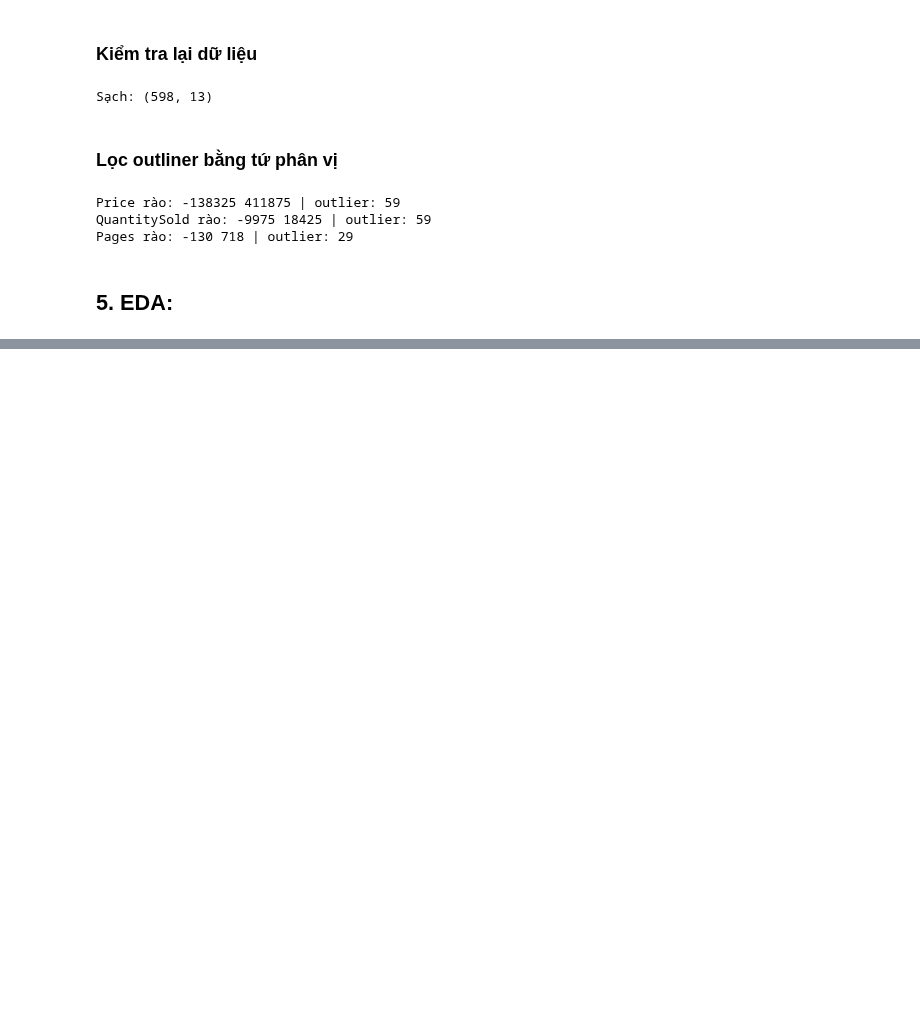
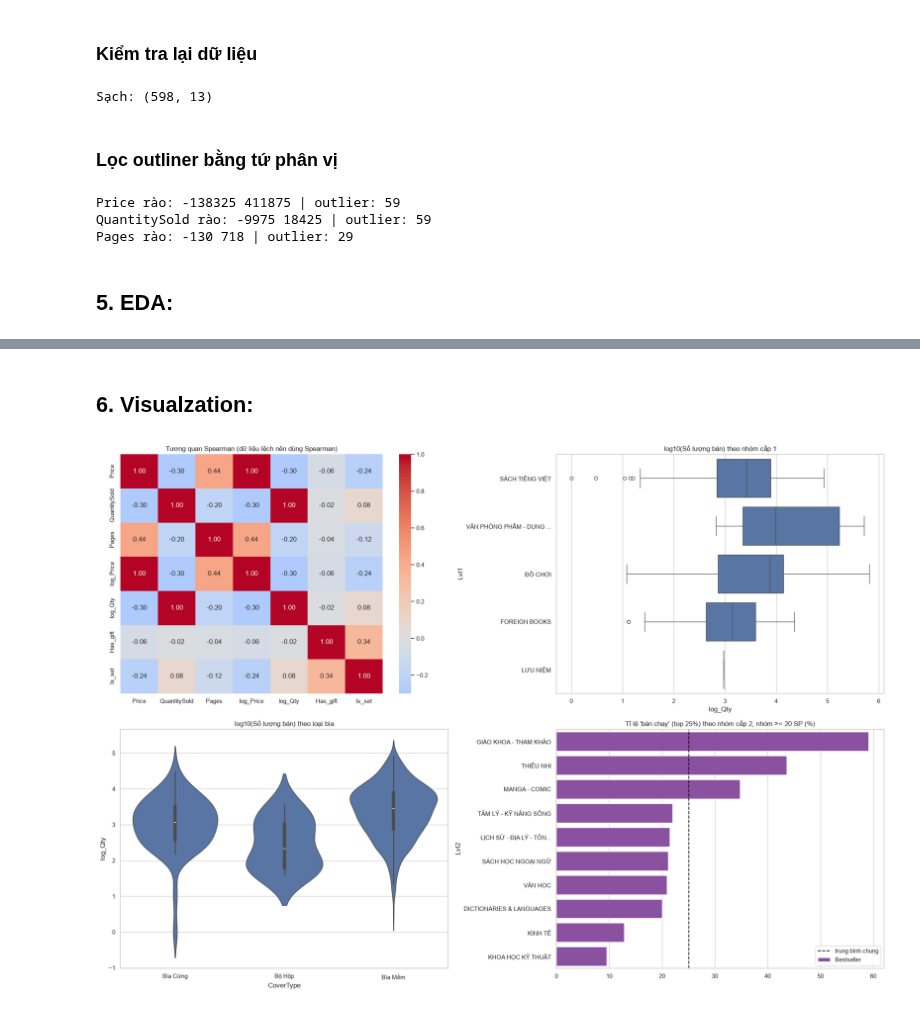
Before and after one commit to jnzm246/Project_Team_Group_4, a Jupyter notebook: Data_Preprocessing_and_EDA.ipynb, the cells around one changed output, grey strips where cells are left out. Drawn from its saved outputs; the diff is of its cells as text; code cells hidden in the pictures; blank space fills up the shorter version.

```diff
--- a/Data_Preprocessing_and_EDA.ipynb
+++ b/Data_Preprocessing_and_EDA.ipynb
@@ -293,0 +373,69 @@ Tập dữ liệu bị mất cân bằng trầm trọng (Imbalanced) về mặt
+# %% [markdown]
+## 6. Visualzation:
+# %%
+# --- TIỀN XỬ LÝ & TẠO BIẾN MỚI ---
+df = df[~(df['Price'] < 0)].reset_index(drop=True)
+
+# Điền missing values cơ bản
+df['Price'] = df.groupby('Category')['Price'].transform(lambda x: x.fillna(x.median()))
+df['QuantitySold'] = df['QuantitySold'].fillna(0)
+df['Pages'] = df['Pages'].fillna(df['Pages'].median())
+
+# Tạo log scale
+df['log_Price'] = np.log10(df['Price'])
+df['log_Qty'] = np.log10(df['QuantitySold'] + 1)
+
+# Trích xuất Lvl1 và Lvl2 từ Category
+df['Lvl1'] = df['Category'].apply(lambda x: str(x).split('>')[0].strip() if pd.notnull(x) else 'Unknown')
+df['Lvl2'] = df['Category'].apply(lambda x: str(x).split('>')[1].strip() if (pd.notnull(x) and len(str(x).split('>')) > 1) else 'Unknown')
+
+# Feature Engineering: Nhận diện sách có quà tặng hoặc sách theo bộ (từ ProductName)
+df['Has_gift'] = df['ProductName'].str.contains('tặng|kèm|bookmark|quà', case=False, na=False).astype(int)
+df['Is_set'] = df['ProductName'].str.contains('tập|combo|boxset|bộ', case=False, na=False).astype(int)
+
+
+# --- VẼ BIỂU ĐỒ (2x2 GRID) ---
+sns.set_theme(style="whitegrid")
+fig, axes = plt.subplots(2, 2, figsize=(20, 14))
+plt.subplots_adjust(hspace=0.3, wspace=0.3)
+
+# [0, 0] Heatmap Tương quan Spearman
+corr_cols = ['Price', 'QuantitySold', 'Pages', 'log_Price', 'log_Qty', 'Has_gift', 'Is_set']
+corr_matrix = df[corr_cols].corr(method='spearman')
+sns.heatmap(corr_matrix, annot=True, fmt=".2f", cmap="coolwarm", center=0, ax=axes[0, 0])
+axes[0, 0].set_title('Tương quan Spearman (dữ liệu lệch nên dùng Spearman)')
+
+# [0, 1] Boxplot log_Qty theo Nhóm cấp 1
+sns.boxplot(data=df, x='log_Qty', y='Lvl1', ax=axes[0, 1], color=sns.color_palette()[0])
+axes[0, 1].set_title('log10(Số lượng bán) theo nhóm cấp 1')
+axes[0, 1].set_ylabel('Lvl1')
+
+# [1, 0] Violinplot log_Qty theo Loại bìa (chỉ lấy 3 loại chính để biểu diễn)
+main_covers = ['Bìa Cứng', 'Bộ Hộp', 'Bìa Mềm']
+df_cover = df[df['CoverType'].isin(main_covers)]
+sns.violinplot(data=df_cover, x='CoverType', y='log_Qty', ax=axes[1, 0], color=sns.color_palette()[0])
+axes[1, 0].set_title('log10(Số lượng bán) theo loại bìa')
+
+# [1, 1] Barplot Tỷ lệ Bestseller (Top 25%) theo Lvl2
+threshold = df['QuantitySold'].quantile(0.75)
+df['is_bestseller'] = (df['QuantitySold'] >= threshold).astype(int)
+
+# Lọc các nhóm Lvl2 có >= 20 sản phẩm
+lvl2_counts = df['Lvl2'].value_counts()
+valid_lvl2 = lvl2_counts[lvl2_counts >= 20].index
+df_bestseller = df[df['Lvl2'].isin(valid_lvl2)]
+
+# Tính % Bestseller
+bestseller_rates = df_bestseller.groupby('Lvl2')['is_bestseller'].mean() * 100
+bestseller_rates = bestseller_rates.sort_values(ascending=False)
+
+sns.barplot(x=bestseller_rates.values, y=bestseller_rates.index, ax=axes[1, 1], color="#8e44ad", label="Bestseller")
+axes[1, 1].axvline(df['is_bestseller'].mean() * 100, color='black', linestyle='--', label="trung bình chung")
+axes[1, 1].set_title("Tỉ lệ 'bán chạy' (top 25%) theo nhóm cấp 2, nhóm >= 20 SP (%)")
+axes[1, 1].set_xlabel("")
+axes[1, 1].legend(loc="lower right")
+
+plt.tight_layout()
+plt.show()
+# %% [output]
+[figure, added]
```
Also changed, not shown: parts of 26 cells of this notebook, 2 other files.
